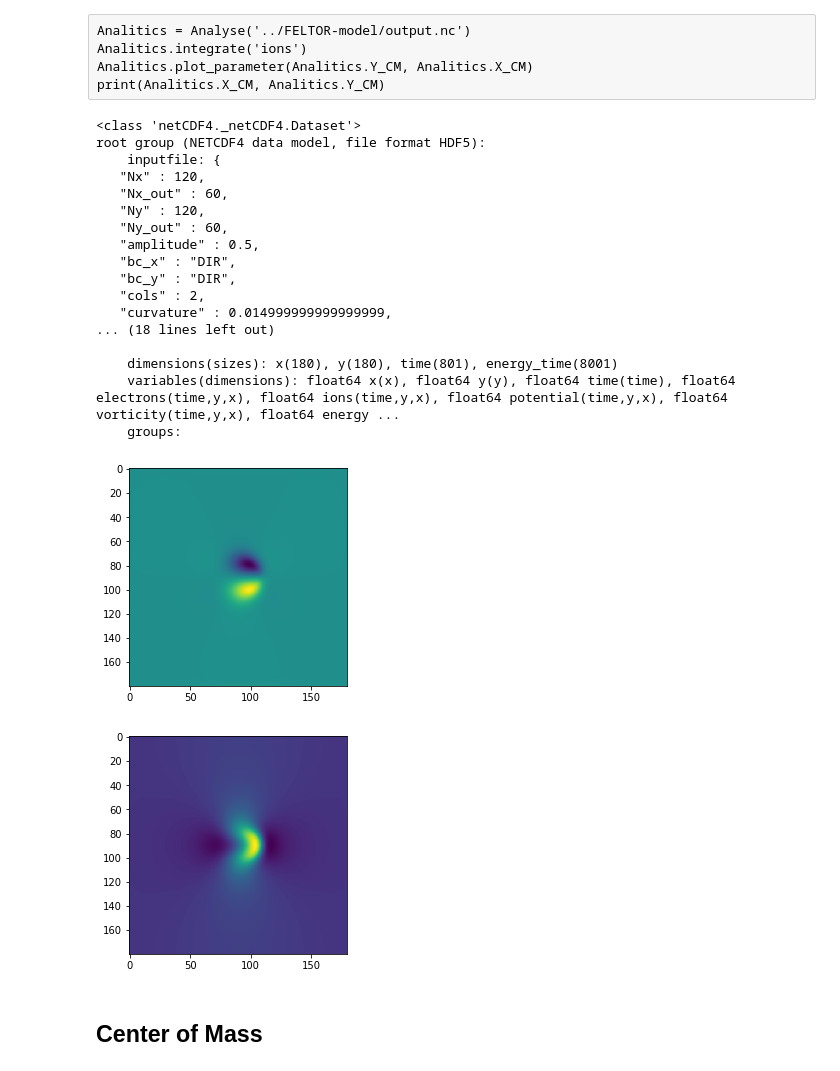
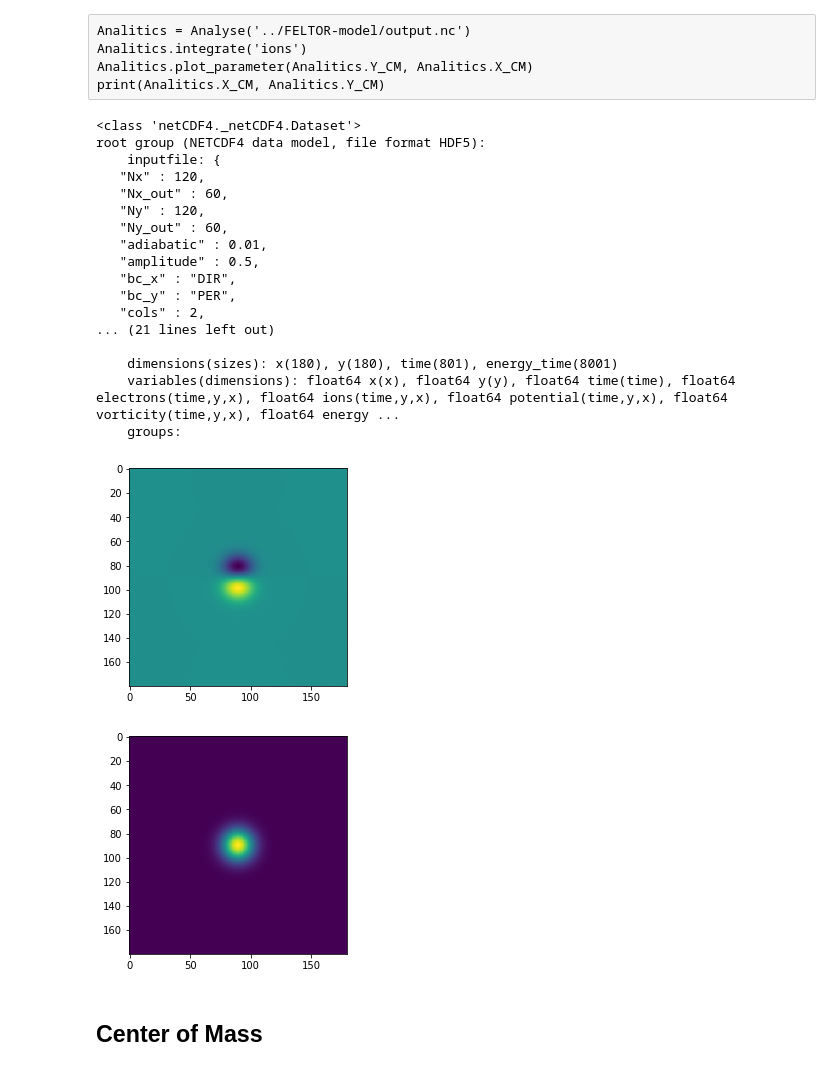
Before and after one commit to carlosmhd27/Feltor_2D_Master_Thesis, a Jupyter notebook: 2D_FELTOR_Analysis/Analysis_workspace.ipynb, the cells around one changed output. Saved outputs shown, nothing was run; the diff lists cells and outputs as text; code cells hidden in the pictures.

```diff
--- a/2D_FELTOR_Analysis/Analysis_workspace.ipynb
+++ b/2D_FELTOR_Analysis/Analysis_workspace.ipynb
@@ -18,7 +18,9 @@ Analitics.integrate('ions')
 Analitics.plot_parameter(Analitics.Y_CM, Analitics.X_CM)
 print(Analitics.X_CM, Analitics.Y_CM)
 # %%
-File_name = '../FELTOR-model/output.nc'
+File_name_HW = '../FELTOR/output_HW.nc'
+File_name_HW_0_alpha = '../FELTOR/output_HW_0_alpha.nc'
+File_name = '../FELTOR/output.nc'
 Data = Dataset(File_name)
 print(Data)
 
@@ -33,12 +35,12 @@ root group (NETCDF4 data model, file format HDF5):
    "Nx_out" : 60,
    "Ny" : 120,
    "Ny_out" : 60,
+   "adiabatic" : 0.01,
    "amplitude" : 0.5,
    "bc_x" : "DIR",
-   "bc_y" : "DIR",
+   "bc_y" : "PER",
    "cols" : 2,
-   "curvature" : 0.014999999999999999,
-... (18 lines left out)
+... (21 lines left out)
 
     dimensions(sizes): x(180), y(180), time(801), energy_time(8001)
     variables(dimensions): float64 x(x), float64 y(y), float64 time(time), float64 electrons(time,y,x), float64 ions(time,y,x), float64 potential(time,y,x), float64 vorticity(time,y,x), float64 energy ...
@@ -46,16 +48,16 @@ root group (NETCDF4 data model, file format HDF5):
 # %%
 # print(nc['ions'][1, :, :])
 
 
 ## Plot with the grid
-imshow(Data['vorticity'][100, :, :]);
+imshow(Data['vorticity'][1, :, :]);
 show()
 
-imshow(Data['ions'][100, :, :]);
+imshow(Data['ions'][1, :, :]);
 show()
 # %% [output]
-[figure, old version]
+[figure, new version]
-[figure, old version]
+[figure, new version]
 # %%
 # X_mat = tile(Analitics.x.reshape(Analitics.Nx, 1), Analitics.Ny)
 # Y_mat = tile(Analitics.y.reshape(Analitics.Ny, 1), Analitics.Nx).transpose()
```
Also changed, not shown: parts of 10 cells of this notebook.
